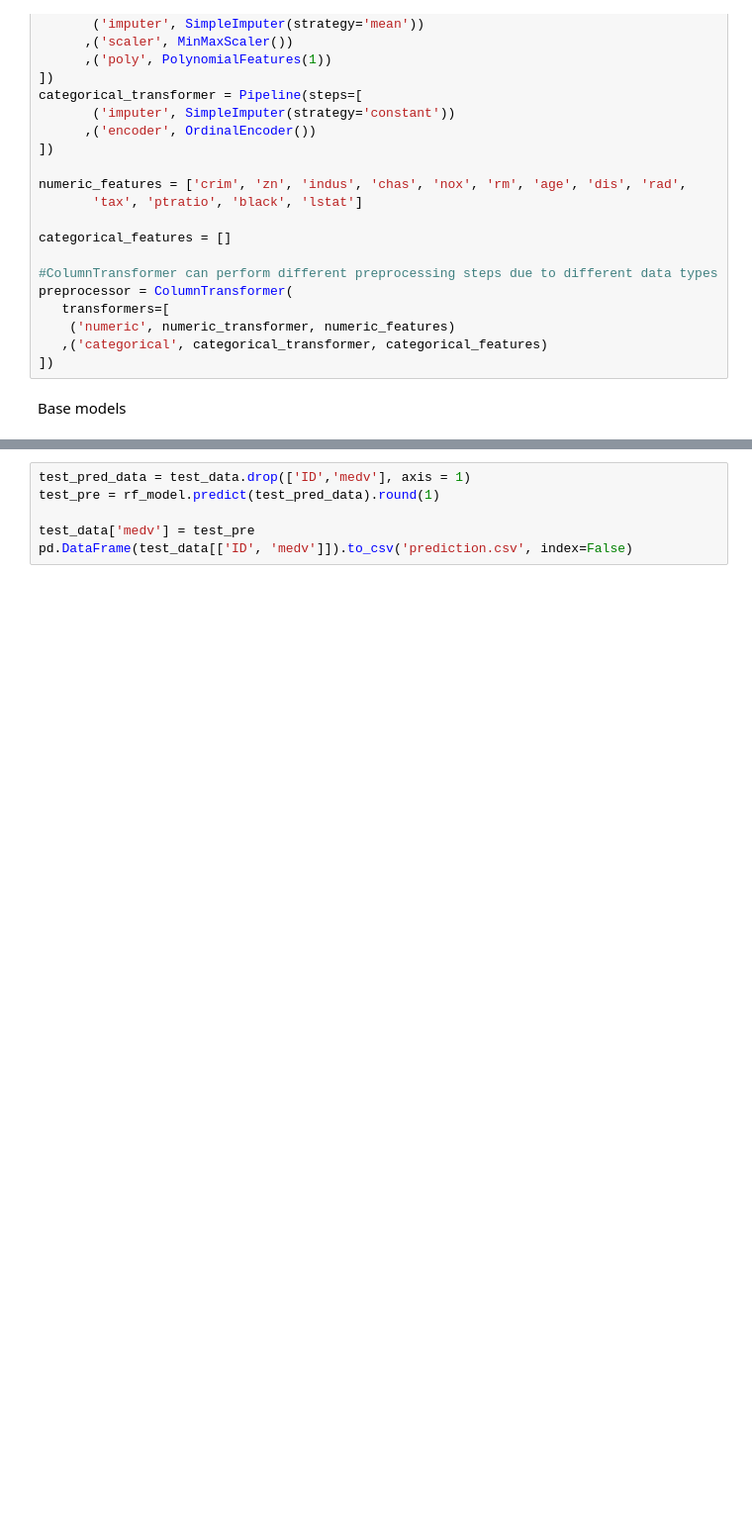
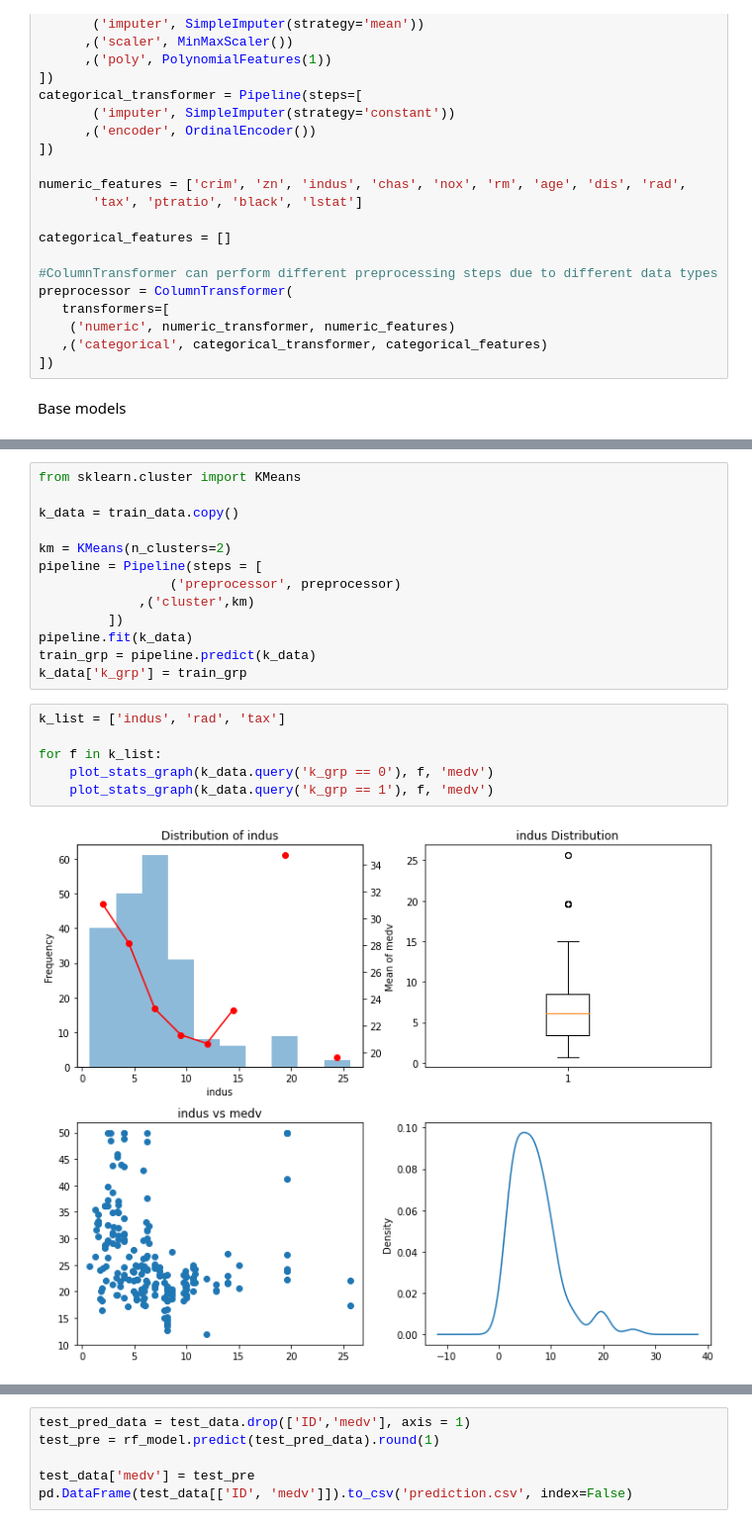
Before and after one commit to kevincltsai/stanCode_lec, a Jupyter notebook: SC201Assignment3/boston_housing/boston_housing.ipynb, the cells around one changed output, grey strips where cells are left out. Shown at 99% size. Drawn from its saved outputs; the diff is of its cells as text; blank space fills up the shorter version.

```diff
--- a/SC201Assignment3/boston_housing/boston_housing.ipynb
+++ b/SC201Assignment3/boston_housing/boston_housing.ipynb
@@ -225,3 +209,24 @@ BaggingRegressor()
              predictor=None, random_state=None, ...)
 0.0036719262828302
 2.8327362964138443
+# %%
+from sklearn.cluster import KMeans
+
+k_data = train_data.copy()
+
+km = KMeans(n_clusters=2)
+pipeline = Pipeline(steps = [
+                 ('preprocessor', preprocessor)
+             ,('cluster',km)
+         ])
+pipeline.fit(k_data)
+train_grp = pipeline.predict(k_data)
+k_data['k_grp'] = train_grp
+# %%
+k_list = ['indus', 'rad', 'tax']
+
+for f in k_list:
+    plot_stats_graph(k_data.query('k_grp == 0'), f, 'medv')
+    plot_stats_graph(k_data.query('k_grp == 1'), f, 'medv')
+# %% [output]
+[figure, added]
```
Also changed, not shown: parts of 23 cells of this notebook, 13 other files.
